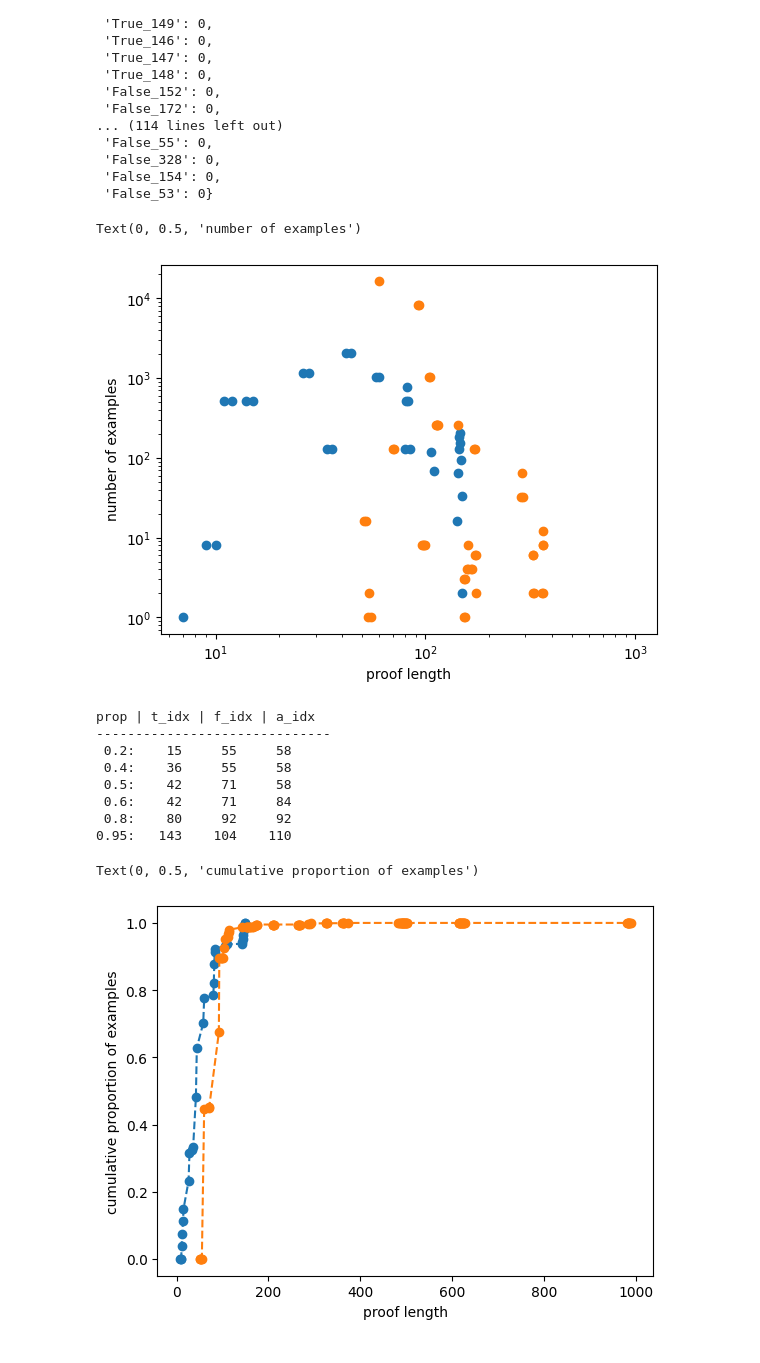
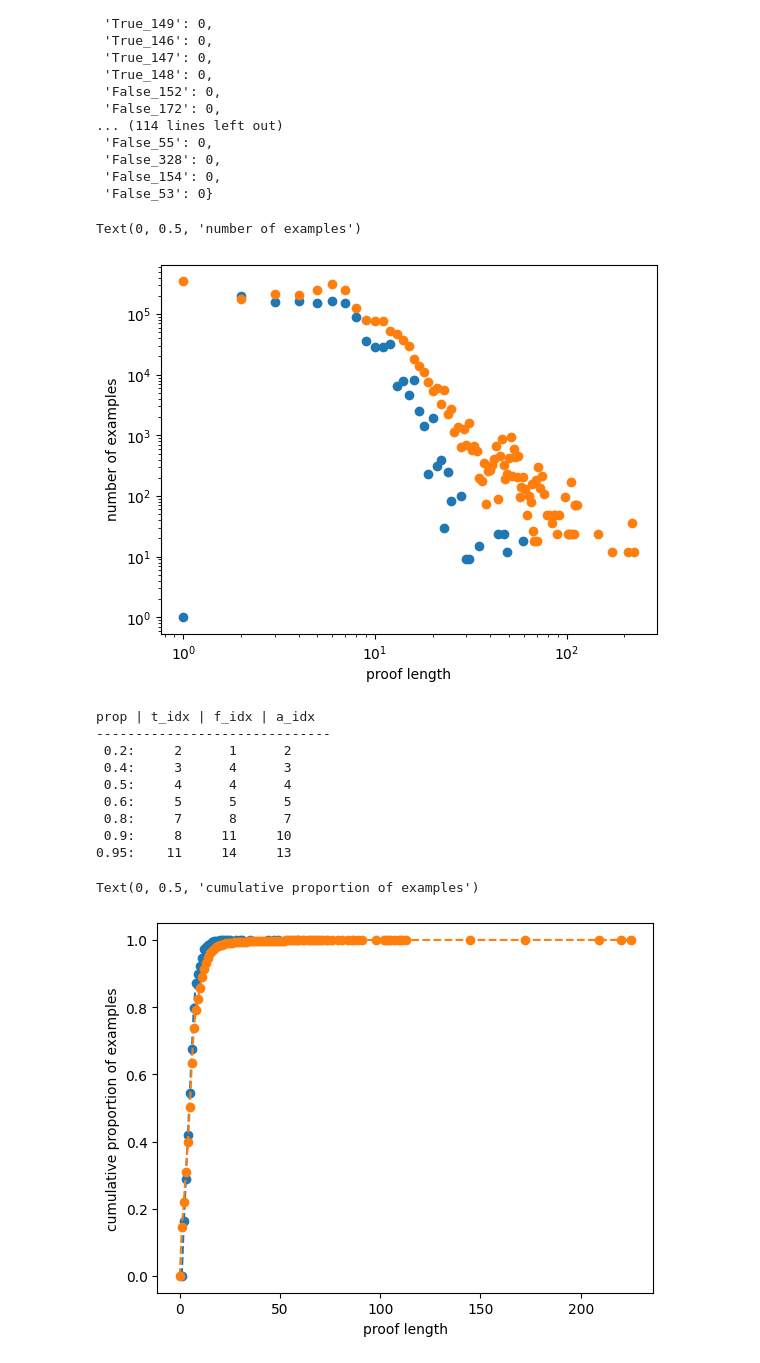
Before and after one commit to wtong98/boule-or-baguette, a Jupyter notebook: task/prop_interact.ipynb, the cells around one changed output. Drawn from its saved outputs; the diff is of its cells as text; code cells hidden in the pictures.

```diff
--- a/task/prop_interact.ipynb
+++ b/task/prop_interact.ipynb
@@ -16,7 +16,7 @@ from tqdm import tqdm
 from prop import *
 # %%
 # ds_path = full_text_ds_path
-ds_path = '/n/home09/wlt/scratch/data/prop_gen/data/hf_php_text_32768'
+ds_path = '/n/home09/wlt/scratch/data/prop_gen/data/hf_full_text'
 ds = datasets.load_from_disk(ds_path)
 ds
 # %% [output]
@@ -94,7 +94,7 @@ plt.xlabel('proof length')
 plt.ylabel('number of examples')
 # %% [output]
 Text(0, 0.5, 'number of examples')
-[figure, old version]
+[figure, new version]
 # %%
 t_sort_idx = np.argsort(t_idx)
 t_cum = np.cumsum(t_lens[t_sort_idx]) / np.sum(t_lens)
@@ -107,41 +107,42 @@ a_cum = np.cumsum(a_lens[a_sort_idx]) / np.sum(a_lens)
 
 plt.plot(np.sort(t_idx), t_cum, 'o--')
 plt.plot(np.sort(f_idx), f_cum, 'o--')
 
-props = [0.2, 0.4, 0.5, 0.6, 0.8, 0.95]
+props = [0.2, 0.4, 0.5, 0.6, 0.8, 0.9, 0.95]
 
 t_idxs = []
 f_idxs = []
 a_idxs = []
 
 for p in props:
     idx = np.sum(t_cum < p) - 1
     t_idxs.append(t_idx[t_sort_idx][idx].item())
 
     idx = np.sum(f_cum < p) - 1
     f_idxs.append(f_idx[f_sort_idx][idx].item())
 
     idx = np.sum(a_cum < p) - 1
     a_idxs.append(a_idx[a_sort_idx][idx].item())
 
 print(f'prop | t_idx | f_idx | a_idx')
 print('------------------------------')
 for prop, t, f, a in zip(props, t_idxs, f_idxs, a_idxs):
     print(f'{prop:4}: {t:5} {f:6} {a:6}')
 
 plt.xlabel('proof length')
 plt.ylabel('cumulative proportion of examples')
 # %% [output]
 prop | t_idx | f_idx | a_idx
 ------------------------------
- 0.2:    15     55     58
- 0.4:    36     55     58
- 0.5:    42     71     58
- 0.6:    42     71     84
- 0.8:    80     92     92
-0.95:   143    104    110
+ 0.2:     2      1      2
+ 0.4:     3      4      3
+ 0.5:     4      4      4
+ 0.6:     5      5      5
+ 0.8:     7      8      7
+ 0.9:     8     11     10
+0.95:    11     14     13
 Text(0, 0.5, 'cumulative proportion of examples')
-[figure, old version]
+[figure, new version]
 # %%
 tokenizer = AutoTokenizer.from_pretrained('Qwen/Qwen2.5-Coder-7B')
 
```
Also changed, not shown: parts of 2 cells of this notebook, 2 other files.
